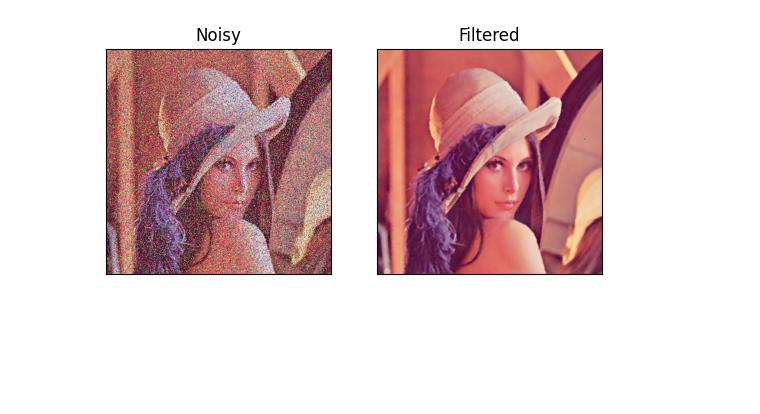
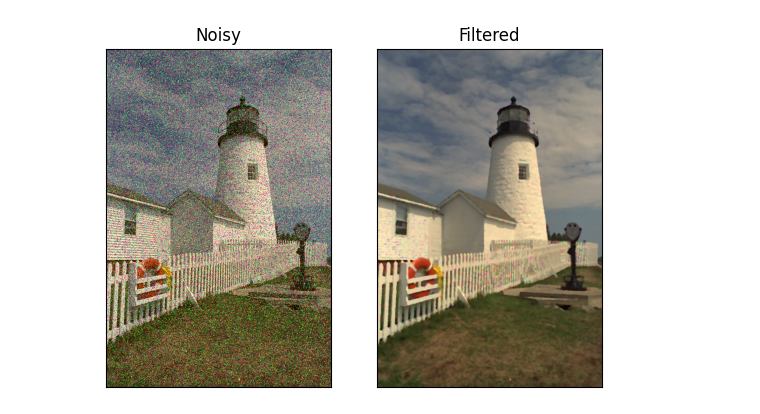
Before and after one commit to enriquezmartin/pes-utn-fra, a Jupyter notebook: python-notebooks/5-opencv/7-Filters.ipynb, the cells around one changed output. Saved outputs shown, nothing was run; the diff lists cells and outputs as text; code cells hidden in the pictures; blank space fills up the shorter version.

```diff
--- a/python-notebooks/5-opencv/7-Filters.ipynb
+++ b/python-notebooks/5-opencv/7-Filters.ipynb
@@ -5,9 +5,9 @@ import cv2
 import numpy as np
 import matplotlib.pyplot as plt
 
-lena = cv2.imread(myPath+'img/lena.png')
-lenac = cv2.cvtColor(lena, cv2.COLOR_BGR2RGB) # Matplotlib espera RGB
+faro = cv2.imread(myPath+'img/kodim19.png')
+faroc = cv2.cvtColor(faro, cv2.COLOR_BGR2RGB) # Matplotlib espera RGB
 plt.xticks([]), plt.yticks([])
-plt.imshow(lenac)
+plt.imshow(faroc)
 # %% [output]
 <matplotlib.image.AxesImage at 0x...>
@@ -35,34 +35,34 @@ plt.show()
 # %%
-img_noisy = np.copy(lenac)
-rows, cols, color = lenac.shape
+img_noisy = np.copy(faroc)
+rows, cols, color = faroc.shape
 noise = 100000
 for i in range(noise):
         # Pick a random y coordinate
         y_coord = np.random.randint(0, rows - 1)
         # Pick a random x coordinate
         x_coord = np.random.randint(0, cols - 1)
         # Pick a random color
         color_coord = np.random.randint(0,color - 1)
         # Color that pixel to white
         img_noisy[y_coord][x_coord][color_coord] = 255
 
 for i in range(noise):
         # Pick a random y coordinate
         y_coord = np.random.randint(0, rows - 1)
         # Pick a random x coordinate
         x_coord = np.random.randint(0, cols - 1)
         # Pick a random color
         color_coord = np.random.randint(0,color - 1)
         # Color that pixel to black
         img_noisy[y_coord][x_coord][color_coord] = 0
 
 
 median = cv2.medianBlur(img_noisy,5)
 
 plt.subplot(121),plt.imshow(img_noisy),plt.title('Noisy')
 plt.xticks([]), plt.yticks([])
 plt.subplot(122),plt.imshow(median),plt.title('Filtered')
 plt.xticks([]), plt.yticks([])
 plt.show()
 # %% [output]
-[figure, old version]
+[figure, new version]
```
Also changed, not shown: parts of 3 cells of this notebook, 1 other file.
